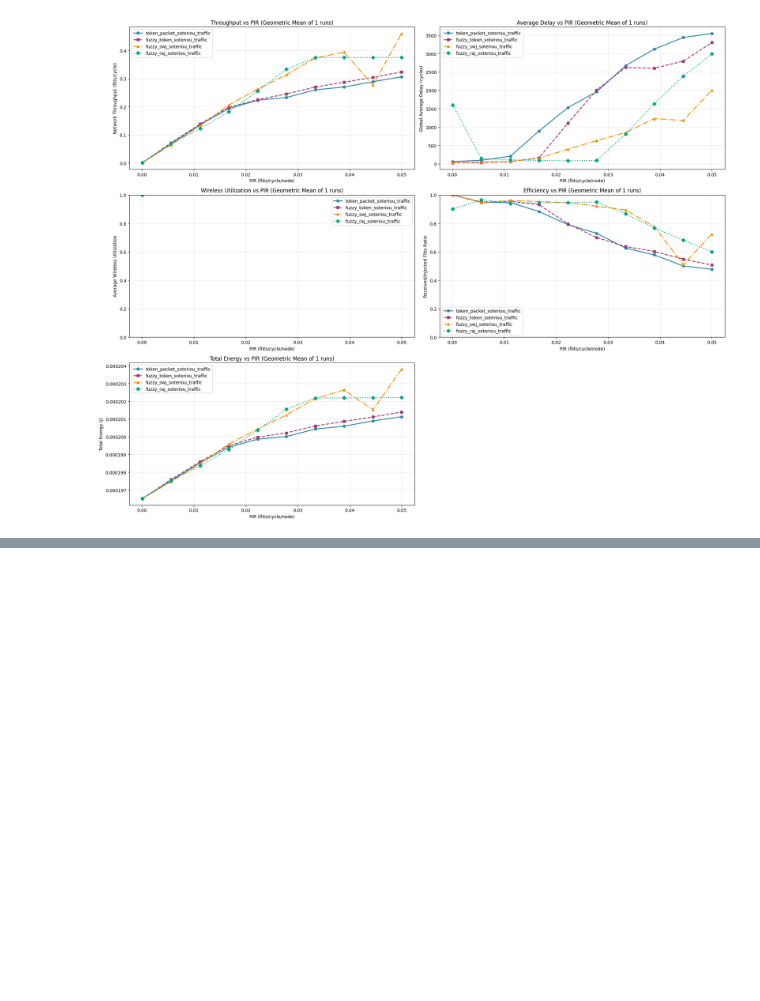
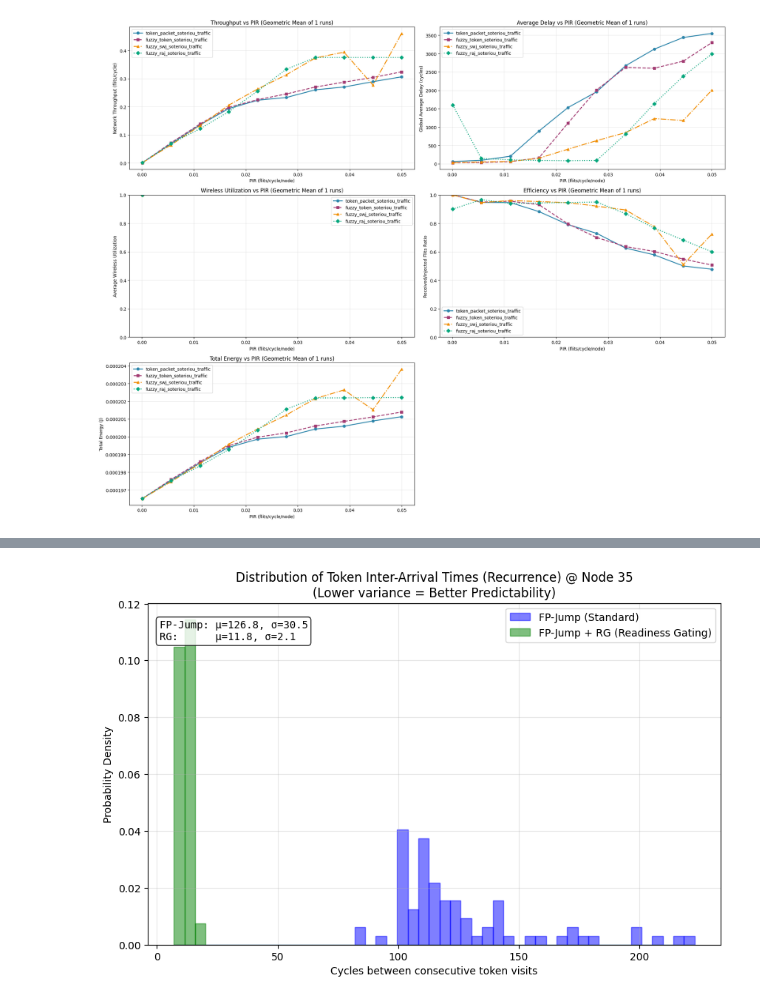
Before and after one commit to Jain-Nishkarsh/WiNoC-SOP, a Jupyter notebook: results/evaluate.ipynb, the cells around one changed output, grey strips where cells are left out. Drawn from its saved outputs; the diff is of its cells as text; code cells hidden in the pictures; blank space fills up the shorter version.

```diff
--- a/results/evaluate.ipynb
+++ b/results/evaluate.ipynb
@@ -699,0 +700,88 @@ Loading ../bin/swj_soteriou.csv...
+# %%
+# --- Histogram of Inter-Arrival Times (FP-Jump vs RG) ---
+import pandas as pd
+import matplotlib.pyplot as plt
+import numpy as np
+from pathlib import Path
+
+FILE_FP = "../bin/swj_soteriou.csv"
+FILE_RG = "../bin/raj_soteriou.csv"
+
+def get_intervals(file_path, node_id):
+    try:
+        if not Path(file_path).exists():
+            print(f"Skipping {file_path}: File not found.")
+            return np.array([])
+
+        df = pd.read_csv(file_path)
+
+        # Ensure numeric
+        holder = pd.to_numeric(df['current_token_holder'], errors='coerce')
+
+        # Boolean mask for holding
+        is_holding = (holder == node_id)
+
+        # Shift to find starts: Present is True, Previous is False
+        # (Start of a visit)
+        starts = is_holding & (~is_holding.shift(1).fillna(False))
+
+        # Get step_ids where starts occur
+        arrival_times = df.loc[starts, 'step_id'].values
+
+        # Calculate differences between consecutive arrivals to get cycle intervals
+        if len(arrival_times) < 2:
+            return np.array([])
+
+        return np.diff(arrival_times)
+    except Exception as e:
+        print(f"Error processing {file_path}: {e}")
+        return np.array([])
+
+# Auto-detect a good node to analyze (most active in base case)
+try:
+    df_temp = pd.read_csv(FILE_FP)
+    target_node = int(df_temp['current_token_holder'].value_counts().idxmax())
+    print(f"Analyzing Node {target_node} (Most active in FP-Jump log)")
+except:
+    target_node = 0 # Fallback
+    print(f"Analyzing Node {target_node} (Fallback)")
+
+intervals_fp = get_intervals(FILE_FP, target_node)
+intervals_rg = get_intervals(FILE_RG, target_node)
+
+# Plotting
+plt.figure(figsize=(10, 6))
+
+# Define bins
+all_data = np.concatenate([intervals_fp, intervals_rg]) if (len(intervals_fp) and len(intervals_rg)) else (intervals_fp if len(intervals_fp) else intervals_rg)
+
+if len(all_data) > 0:
+    min_val, max_val = min(all_data), max(all_data)
+    # Create bins: fixed width of ~50 cycles or auto
+    bins = np.linspace(min_val, max_val, 50)
+
+    if len(intervals_fp) > 0:
+        plt.hist(intervals_fp, bins=bins, alpha=0.5, label='FP-Jump (Standard)', color='blue', density=True, edgecolor='blue')
+
+    if len(intervals_rg) > 0:
+        plt.hist(intervals_rg, bins=bins, alpha=0.5, label='FP-Jump + RG (Readiness Gating)', color='green', density=True, edgecolor='green')
+
+    plt.title(f"Distribution of Token Inter-Arrival Times (Recurrence) @ Node {target_node}\n(Lower variance = Better Predictability)")
+    plt.xlabel("Cycles between consecutive token visits")
+    plt.ylabel("Probability Density")
+    plt.legend()
+    plt.grid(True, alpha=0.3)
+
+    # Add Stat Text
+    msg = ""
+    if len(intervals_fp): msg += f"FP-Jump: μ={intervals_fp.mean():.1f}, σ={intervals_fp.std():.1f}\n"
+    if len(intervals_rg): msg += f"RG:      μ={intervals_rg.mean():.1f}, σ={intervals_rg.std():.1f}"
+
+    plt.annotate(msg, xy=(0.02, 0.95), xycoords='axes fraction',
+                 bbox=dict(boxstyle="round,pad=0.3", fc="white", ec="black", alpha=0.8),
+                 verticalalignment='top', fontfamily='monospace')
+
+    plt.show()
+else:
+    print("No interval data found to plot.")
+# %% [output]
@@ -699,0 +789 @@ Loading ../bin/swj_soteriou.csv...
+[figure, added]
```
Also changed, not shown: parts of 4 cells of this notebook, 10 other files.
